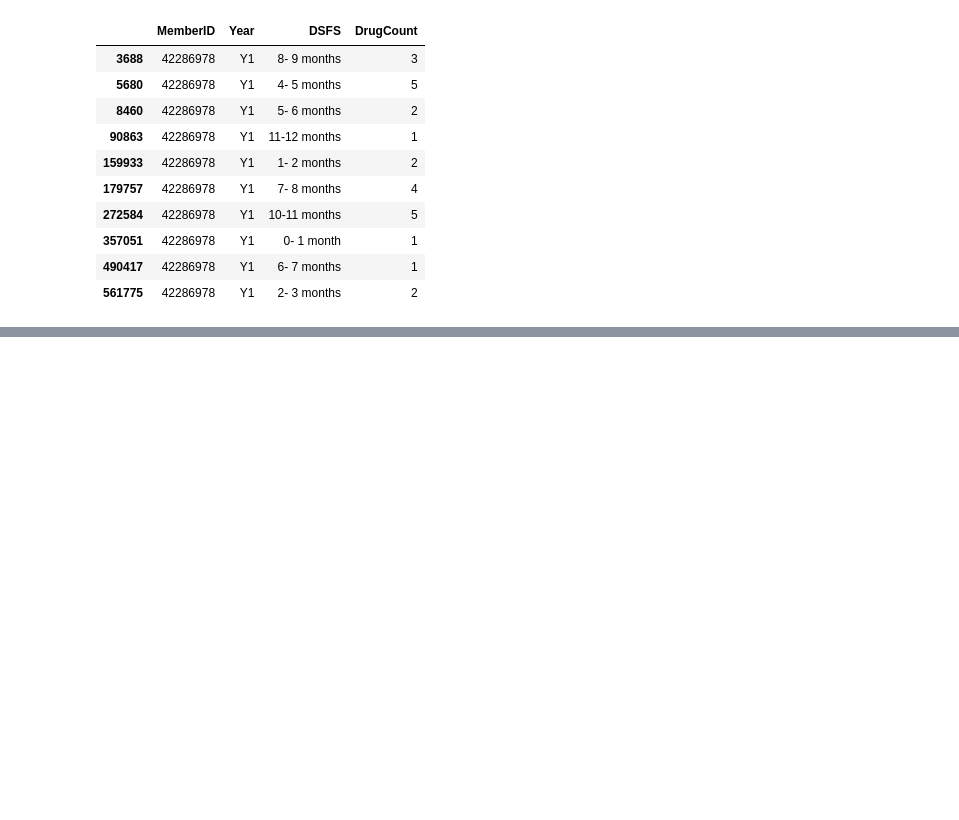
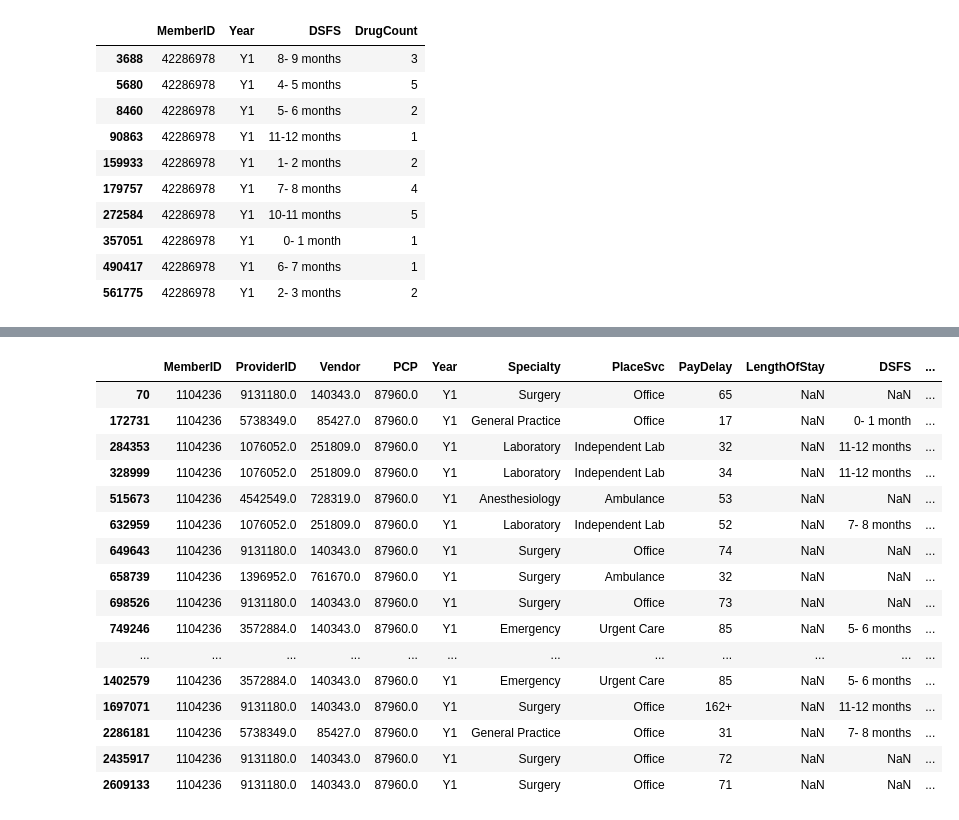
Before and after one commit to JadenLing/Heritage-Health-Prize, a Jupyter notebook: notebooks/initial_exploration.ipynb, the cells around one changed output, grey strips where cells are left out. Drawn from its saved outputs; the diff is of its cells as text; code cells hidden in the pictures; blank space fills up the shorter version.

```diff
--- a/notebooks/initial_exploration.ipynb
+++ b/notebooks/initial_exploration.ipynb
@@ -289,0 +337,20 @@ drug_count_df.loc[drug_count_df["MemberID"] == 42286978]
+# %%
+claims_df[(claims_df["MemberID"] == 1104236) & (claims_df["Year"] == "Y1")]
+# %% [output]
+|  | MemberID | ProviderID | Vendor | PCP | Year | Specialty | PlaceSvc | PayDelay | LengthOfStay | DSFS | ... |
+| 70 | 1104236 | 9131180.0 | 140343.0 | 87960.0 | Y1 | Surgery | Office | 65 | NaN | NaN | ... |
+| 172731 | 1104236 | 5738349.0 | 85427.0 | 87960.0 | Y1 | General Practice | Office | 17 | NaN | 0- 1 month | ... |
+| 284353 | 1104236 | 1076052.0 | 251809.0 | 87960.0 | Y1 | Laboratory | Independent Lab | 32 | NaN | 11-12 months | ... |
+| 328999 | 1104236 | 1076052.0 | 251809.0 | 87960.0 | Y1 | Laboratory | Independent Lab | 34 | NaN | 11-12 months | ... |
+| 515673 | 1104236 | 4542549.0 | 728319.0 | 87960.0 | Y1 | Anesthesiology | Ambulance | 53 | NaN | NaN | ... |
+| 632959 | 1104236 | 1076052.0 | 251809.0 | 87960.0 | Y1 | Laboratory | Independent Lab | 52 | NaN | 7- 8 months | ... |
+| 649643 | 1104236 | 9131180.0 | 140343.0 | 87960.0 | Y1 | Surgery | Office | 74 | NaN | NaN | ... |
+| 658739 | 1104236 | 1396952.0 | 761670.0 | 87960.0 | Y1 | Surgery | Ambulance | 32 | NaN | NaN | ... |
+| 698526 | 1104236 | 9131180.0 | 140343.0 | 87960.0 | Y1 | Surgery | Office | 73 | NaN | NaN | ... |
+| 749246 | 1104236 | 3572884.0 | 140343.0 | 87960.0 | Y1 | Emergency | Urgent Care | 85 | NaN | 5- 6 months | ... |
+| ... | ... | ... | ... | ... | ... | ... | ... | ... | ... | ... | ... |
+| 1402579 | 1104236 | 3572884.0 | 140343.0 | 87960.0 | Y1 | Emergency | Urgent Care | 85 | NaN | 5- 6 months | ... |
+| 1697071 | 1104236 | 9131180.0 | 140343.0 | 87960.0 | Y1 | Surgery | Office | 162+ | NaN | 11-12 months | ... |
+| 2286181 | 1104236 | 5738349.0 | 85427.0 | 87960.0 | Y1 | General Practice | Office | 31 | NaN | 7- 8 months | ... |
+| 2435917 | 1104236 | 9131180.0 | 140343.0 | 87960.0 | Y1 | Surgery | Office | 72 | NaN | NaN | ... |
+| 2609133 | 1104236 | 9131180.0 | 140343.0 | 87960.0 | Y1 | Surgery | Office | 71 | NaN | NaN | ... |
```
Also changed, not shown: parts of 48 cells of this notebook, 8 other files.
